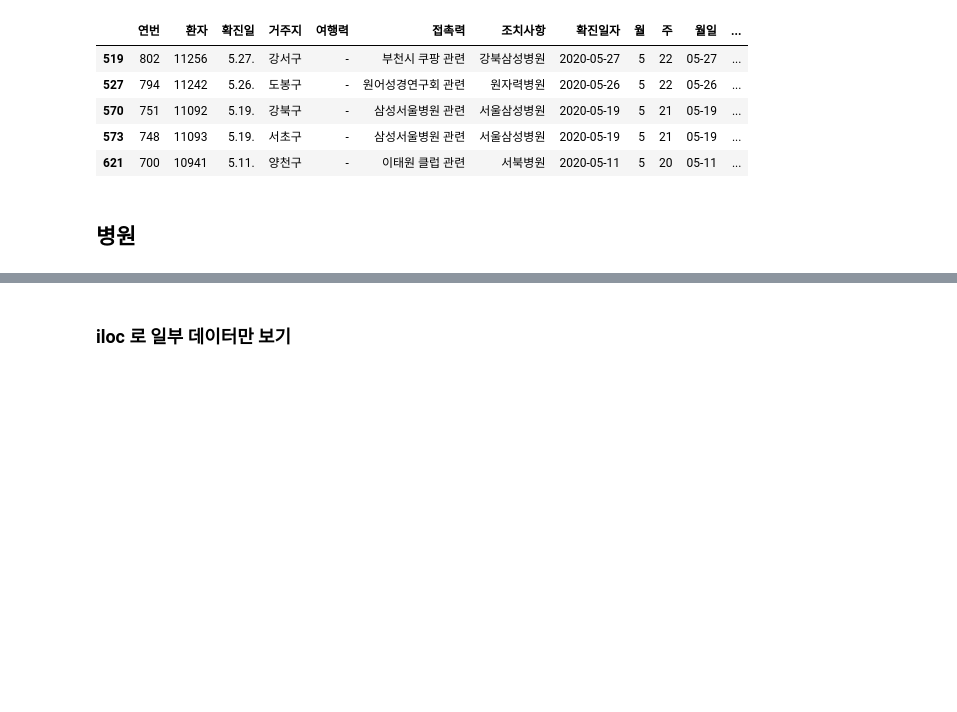
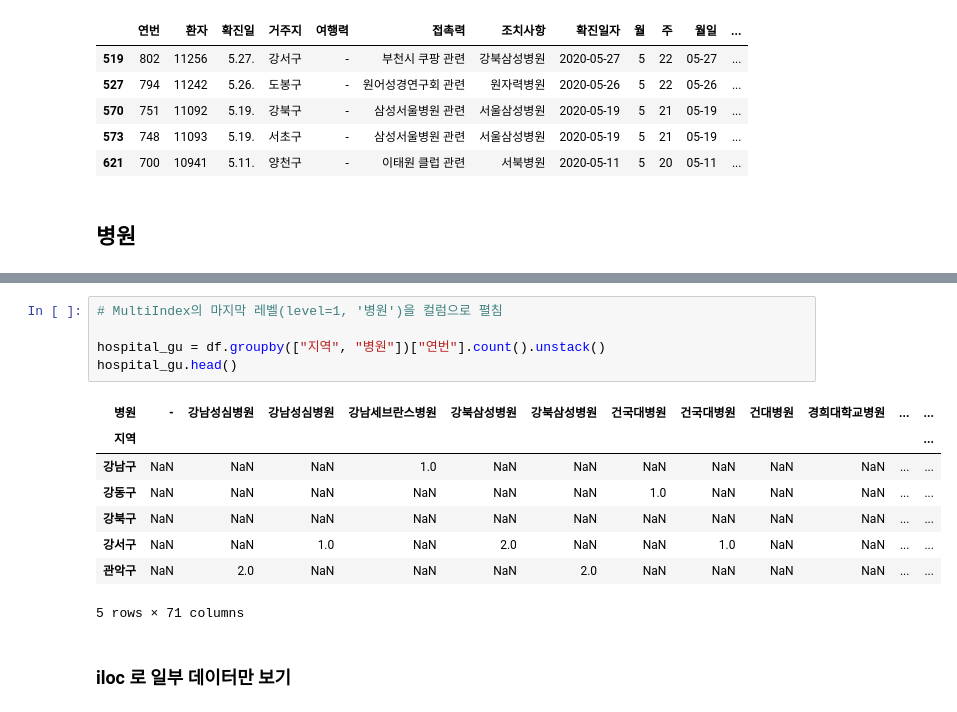
Before and after one commit to nz663633/data-analysis-viz, a Jupyter notebook: seoul-covid-19-02-eda-input.ipynb, the cells around one changed output, grey strips where cells are left out. Drawn from its saved outputs; the diff is of its cells as text; blank space fills up the shorter version.

```diff
--- a/seoul-covid-19-02-eda-input.ipynb
+++ b/seoul-covid-19-02-eda-input.ipynb
@@ -1168,3 +1223,17 @@ df[(df["퇴원"] == False) & (df["사망"] == False) & (df["지역"] != "타지
+# %%
+# MultiIndex의 마지막 레벨(level=1, '병원')을 컬럼으로 펼침
+
+hospital_gu = df.groupby(["지역", "병원"])["연번"].count().unstack()
+hospital_gu.head()
+# %% [output]
+| 병원 | - | 강남성심병원 | 강남성심병원 | 강남세브란스병원 | 강북삼성병원 | 강북삼성병원 | 건국대병원 | 건국대병원 | 건대병원 | 경희대학교병원 | ... | ... |
+| 지역 |  |  |  |  |  |  |  |  |  |  |  | ... |
+| 강남구 | NaN | NaN | NaN | 1.0 | NaN | NaN | NaN | NaN | NaN | NaN | ... | ... |
+| 강동구 | NaN | NaN | NaN | NaN | NaN | NaN | 1.0 | NaN | NaN | NaN | ... | ... |
+| 강북구 | NaN | NaN | NaN | NaN | NaN | NaN | NaN | NaN | NaN | NaN | ... | ... |
+| 강서구 | NaN | NaN | 1.0 | NaN | 2.0 | NaN | NaN | 1.0 | NaN | NaN | ... | ... |
+| 관악구 | NaN | 2.0 | NaN | NaN | NaN | 2.0 | NaN | NaN | NaN | NaN | ... | ... |
+5 rows × 71 columns
 # %% [markdown]
 ### iloc 로 일부 데이터만 보기
 # %%
```
Also changed, not shown: parts of 12 cells of this notebook.
